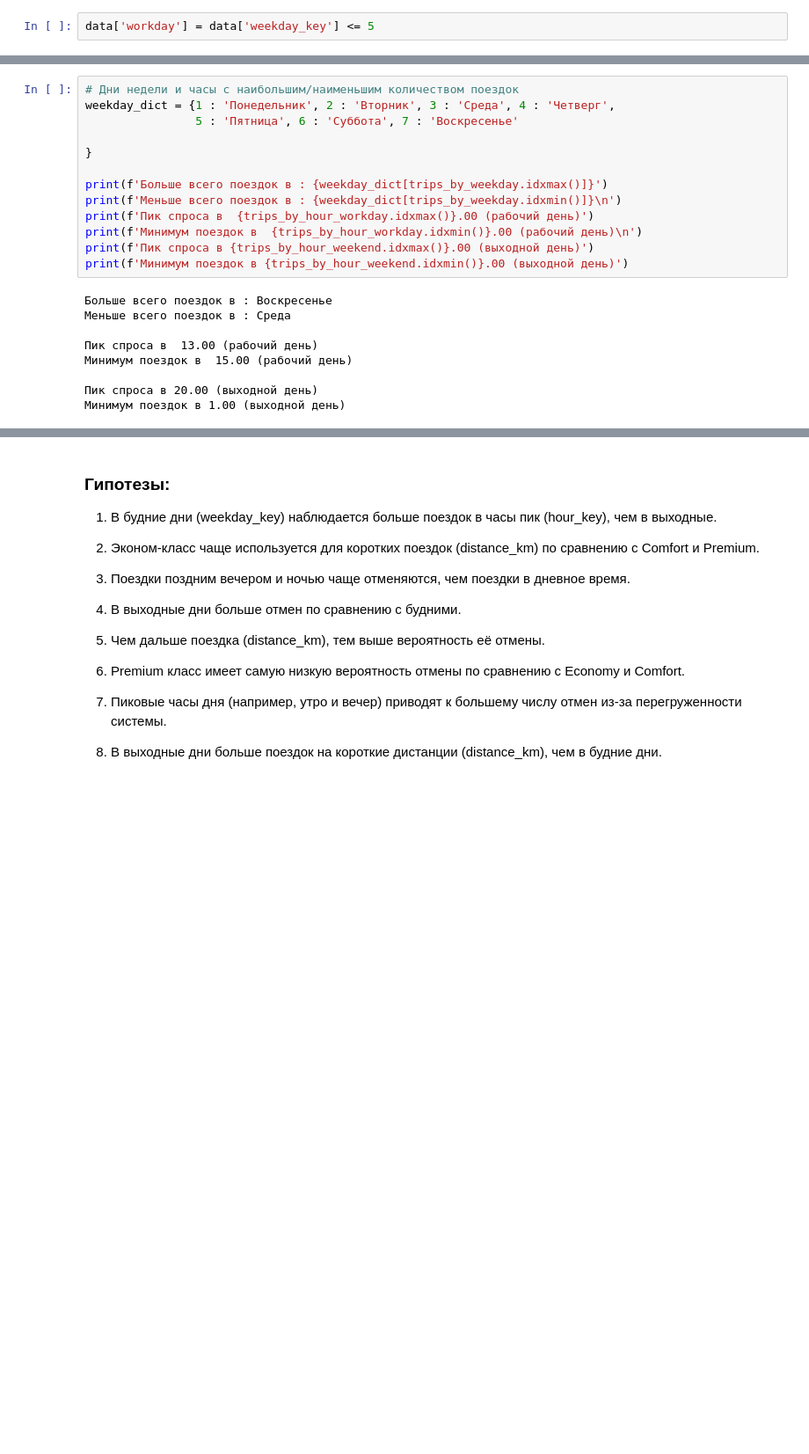
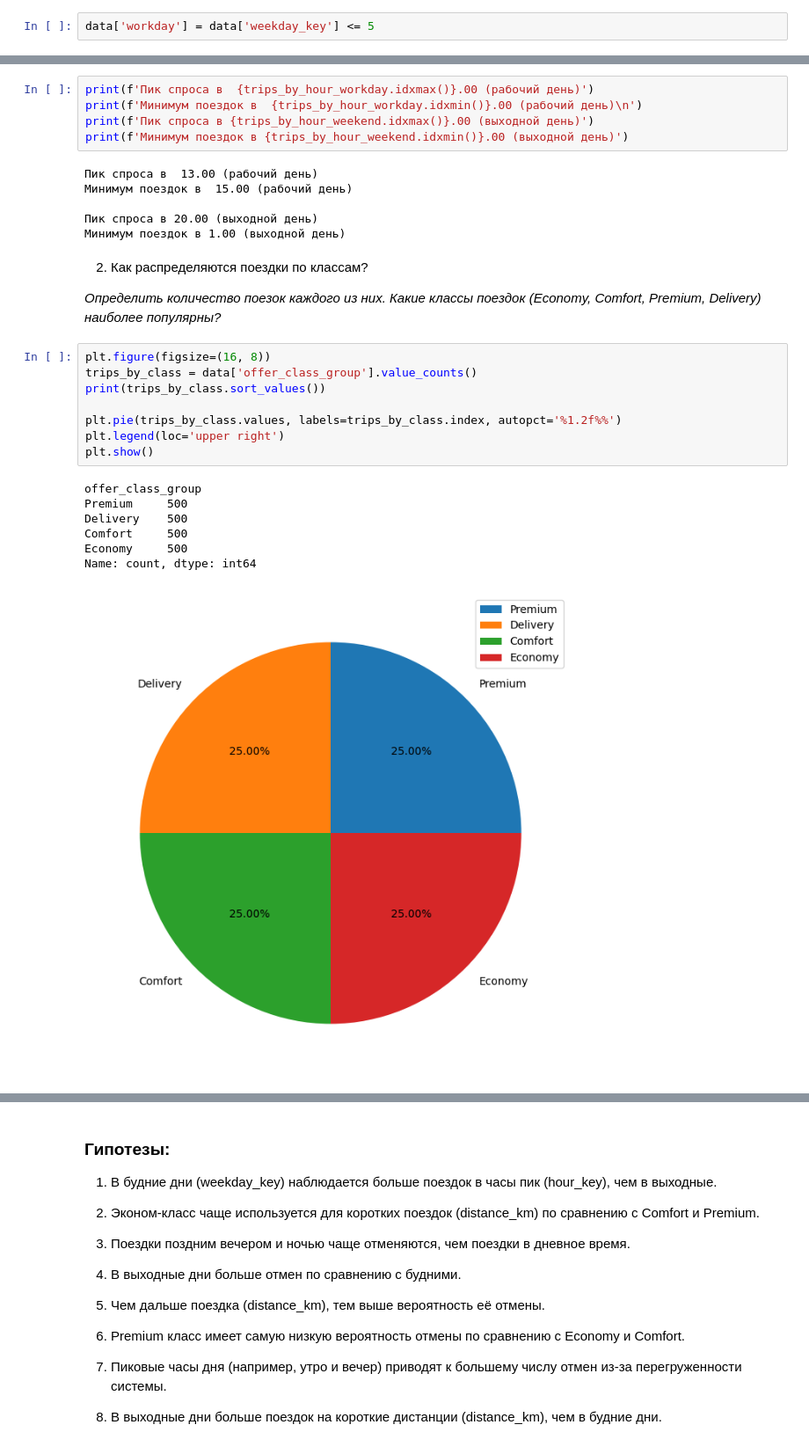
Before and after one commit to IrmA-ErroR/DS_Taxi_strategy, a Jupyter notebook: analysis.ipynb, the cells around one changed output, grey strips where cells are left out. Shown at 88% size. Saved outputs shown, nothing was run; the diff lists cells and outputs as text; blank space fills up the shorter version.

```diff
--- a/analysis.ipynb
+++ b/analysis.ipynb
@@ -122,24 +178,34 @@ plt.show()
 # %% [output]
 [figure]
 # %%
-# Дни недели и часы с наибольшим/наименьшим количеством поездок
-weekday_dict = {1 : 'Понедельник', 2 : 'Вторник', 3 : 'Среда', 4 : 'Четверг',
-                5 : 'Пятница', 6 : 'Суббота', 7 : 'Воскресенье'
-
-}
-
-print(f'Больше всего поездок в : {weekday_dict[trips_by_weekday.idxmax()]}')
-print(f'Меньше всего поездок в : {weekday_dict[trips_by_weekday.idxmin()]}\n')
 print(f'Пик спроса в  {trips_by_hour_workday.idxmax()}.00 (рабочий день)')
 print(f'Минимум поездок в  {trips_by_hour_workday.idxmin()}.00 (рабочий день)\n')
 print(f'Пик спроса в {trips_by_hour_weekend.idxmax()}.00 (выходной день)')
 print(f'Минимум поездок в {trips_by_hour_weekend.idxmin()}.00 (выходной день)')
 # %% [output]
-Больше всего поездок в : Воскресенье
-Меньше всего поездок в : Среда
-
 Пик спроса в  13.00 (рабочий день)
 Минимум поездок в  15.00 (рабочий день)
 
 Пик спроса в 20.00 (выходной день)
 Минимум поездок в 1.00 (выходной день)
+# %% [markdown]
+2. Как распределяются поездки по классам?
+
+*Определить количество поезок каждого из них.
+Какие классы поездок (Economy, Comfort, Premium, Delivery) наиболее популярны?*
+# %%
+plt.figure(figsize=(16, 8))
+trips_by_class = data['offer_class_group'].value_counts()
+print(trips_by_class.sort_values())
+
+plt.pie(trips_by_class.values, labels=trips_by_class.index, autopct='%1.2f%%')
+plt.legend(loc='upper right')
+plt.show()
+# %% [output]
+offer_class_group
+Premium     500
+Delivery    500
+Comfort     500
+Economy     500
+Name: count, dtype: int64
+[figure, added]
```
Also changed, not shown: parts of 18 cells of this notebook.
